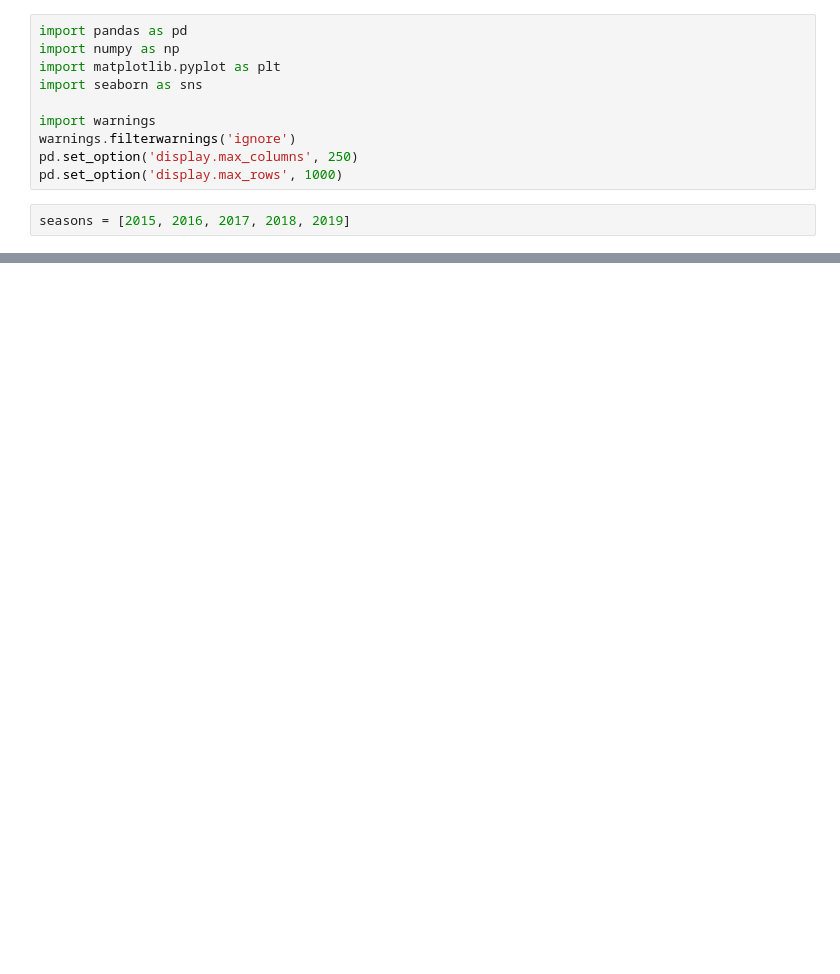
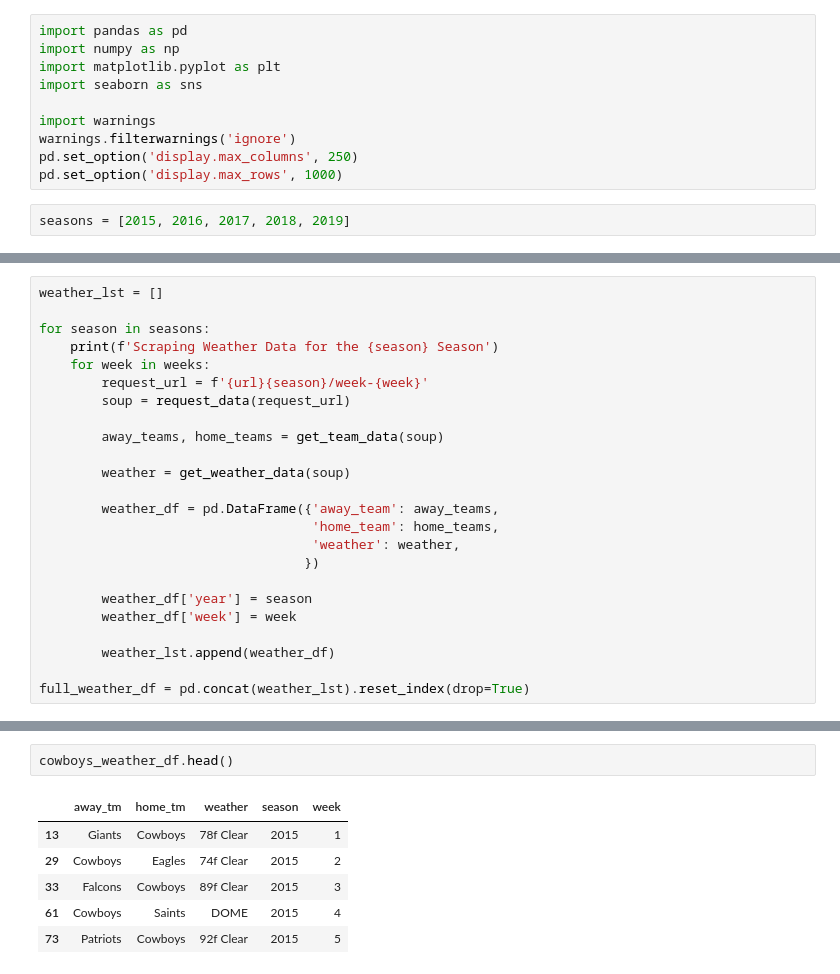
Before and after one commit to mtodisco10/amari, a Jupyter notebook: Amari_EDA.ipynb, the cells around one changed output, grey strips where cells are left out. Drawn from its saved outputs; the diff is of its cells as text; blank space fills up the shorter version.

```diff
--- a/Amari_EDA.ipynb
+++ b/Amari_EDA.ipynb
@@ -59,0 +103,24 @@ calmap.yearplot(coop_df.groupby('game_date')['yards_gained'].sum())
+# %%
+weather_lst = []
+
+for season in seasons:
+    print(f'Scraping Weather Data for the {season} Season')
+    for week in weeks:
+        request_url = f'{url}{season}/week-{week}'
+        soup = request_data(request_url)
+
+        away_teams, home_teams = get_team_data(soup)
+
+        weather = get_weather_data(soup)
+
+        weather_df = pd.DataFrame({'away_team': away_teams,
+                                   'home_team': home_teams,
+                                   'weather': weather,
+                                  })
+
+        weather_df['year'] = season
+        weather_df['week'] = week
+
+        weather_lst.append(weather_df)
+
+full_weather_df = pd.concat(weather_lst).reset_index(drop=True)
@@ -60,2 +154,11 @@ calmap.yearplot(coop_df.groupby('game_date')['yards_gained'].sum())
+# %%
+cowboys_weather_df.head()
+# %% [output]
+|  | away_tm | home_tm | weather | season | week |
+| 13 | Giants | Cowboys | 78f Clear | 2015 | 1 |
+| 29 | Cowboys | Eagles | 74f Clear | 2015 | 2 |
+| 33 | Falcons | Cowboys | 89f Clear | 2015 | 3 |
+| 61 | Cowboys | Saints | DOME | 2015 | 4 |
+| 73 | Patriots | Cowboys | 92f Clear | 2015 | 5 |
 # %%
 coop_df.head()
```
Also changed, not shown: parts of 37 cells of this notebook.
